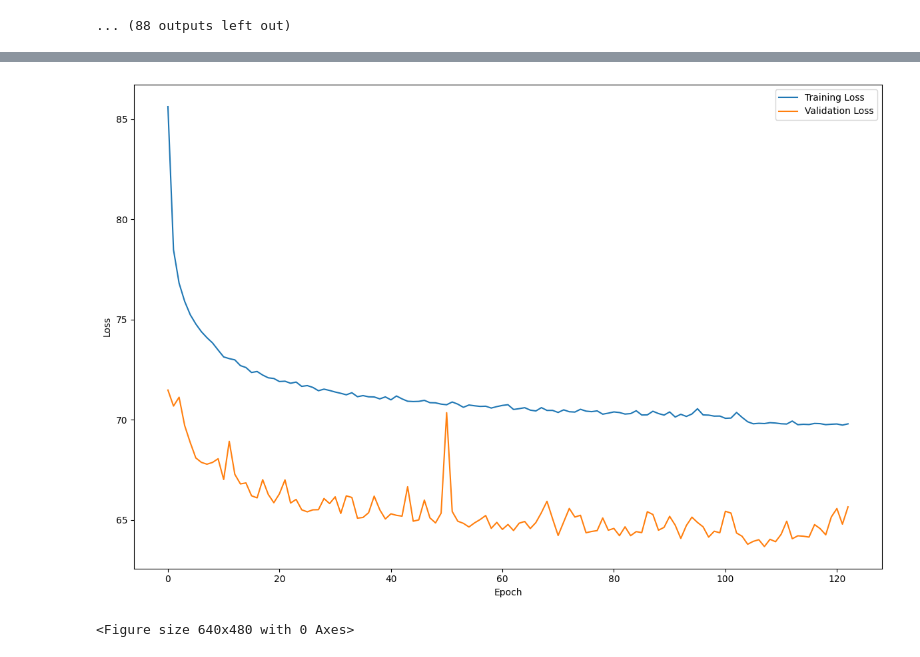
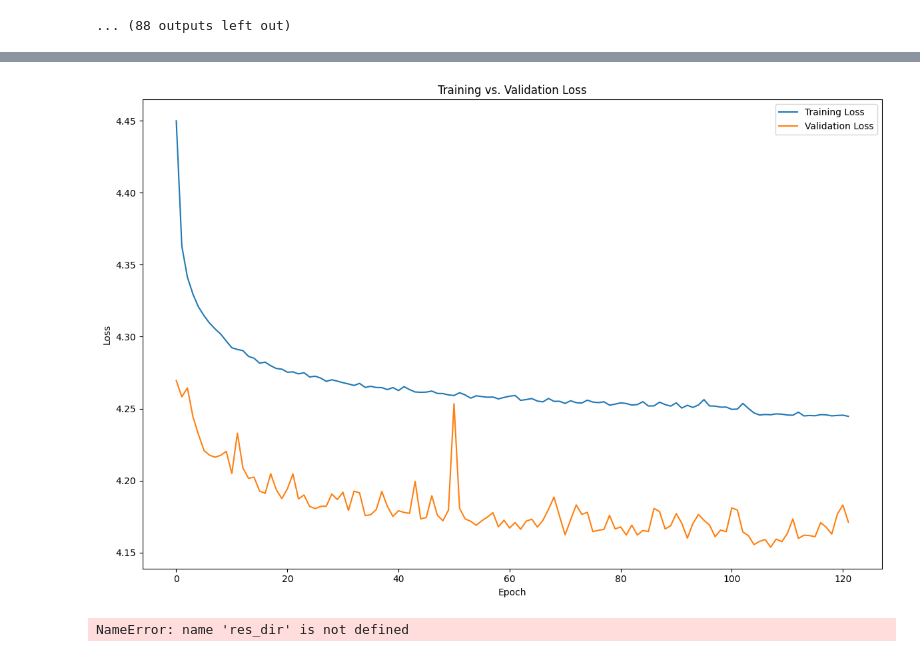
Before and after one commit to GaborinoS/MA-pre-work, a Jupyter notebook: Test_from_scratch/Pretrain_Auto.ipynb, the cells around one changed output, grey strips where cells are left out. Drawn from its saved outputs; the diff is of its cells as text; code cells hidden in the pictures.

```diff
--- a/Test_from_scratch/Pretrain_Auto.ipynb
+++ b/Test_from_scratch/Pretrain_Auto.ipynb
@@ -484,16 +493,17 @@ torch.Size([1, 3, 128, 438])
 # %%
 #plot loss
 plt.figure(figsize=(12, 8))
-plt.plot(train_losses, label='Training Loss')
-plt.plot(val_losses, label='Validation Loss')
+plt.plot(np.log(train_losses), label='Training Loss')
+plt.plot(np.log(val_losses), label='Validation Loss')
 plt.xlabel('Epoch')
 plt.ylabel('Loss')
 plt.legend()
+plt.title('Training vs. Validation Loss')
 plt.tight_layout()
 plt.show()
 
 #save plot
 plt.savefig(f'{res_dir}/resNet_autoen_loss.png')
 # %% [output]
-[figure, old version]
+[figure, new version]
-<Figure size 640x480 with 0 Axes>
+NameError: name 'res_dir' is not defined
```
Also changed, not shown: parts of 4 cells of this notebook, 7 other files.
